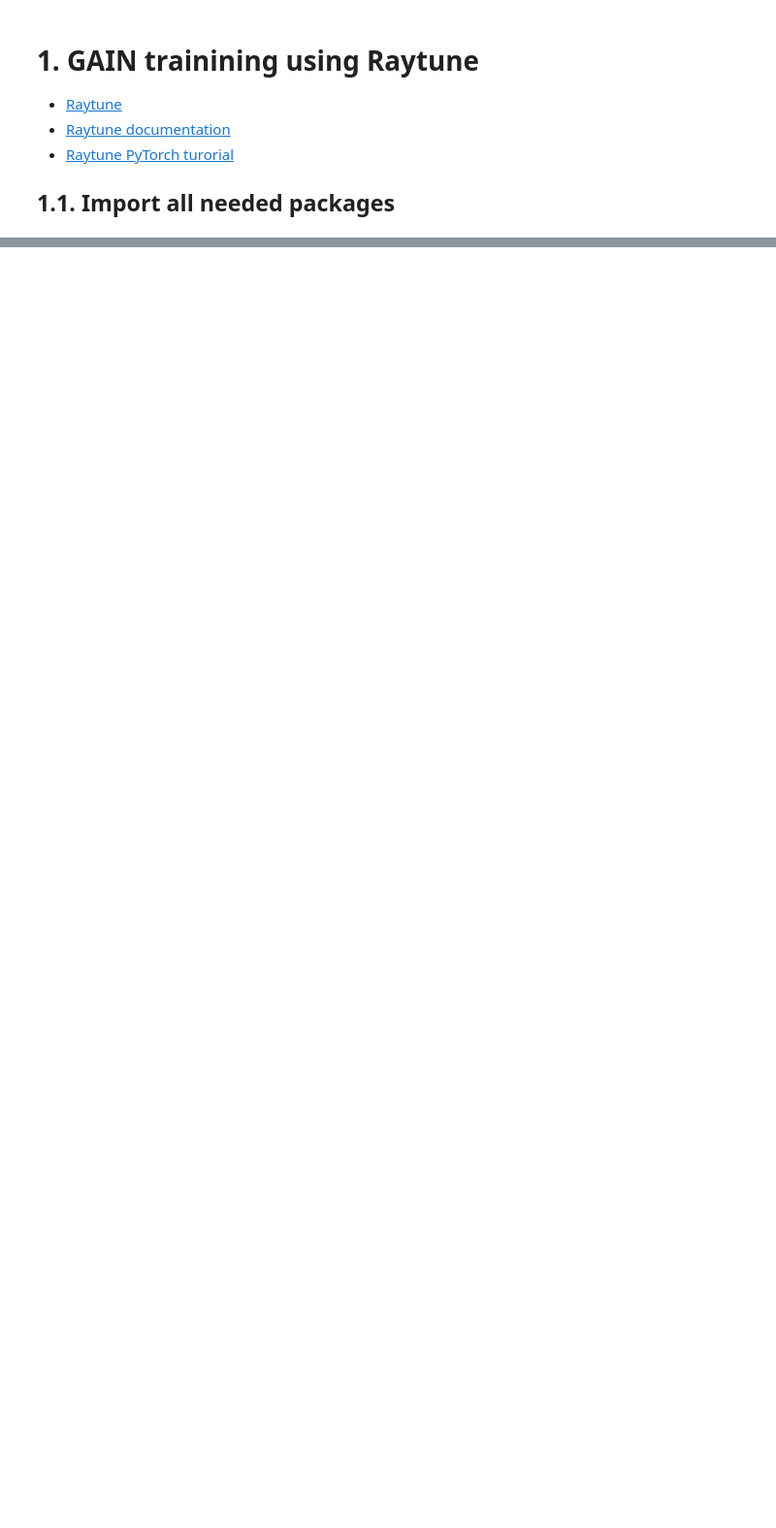
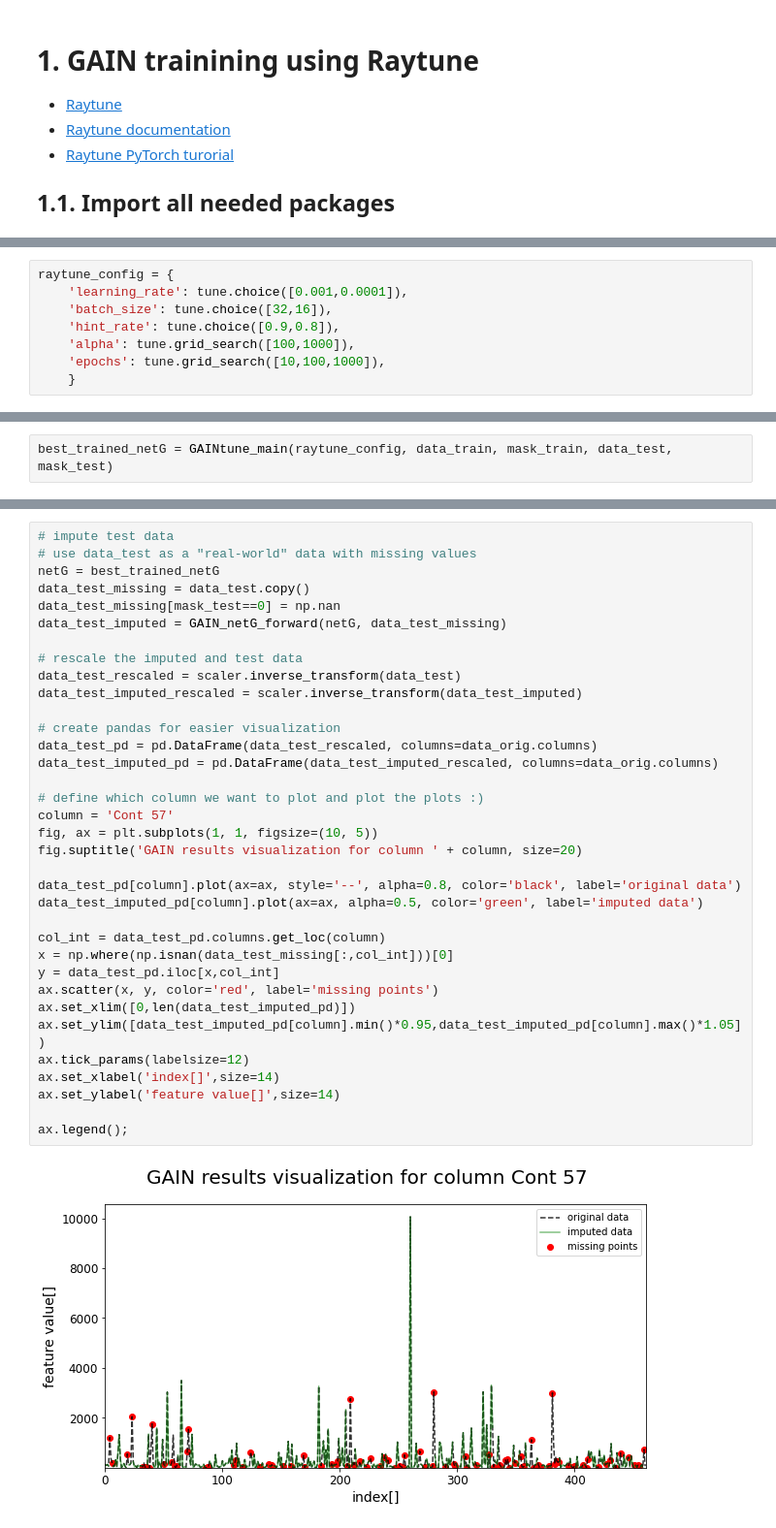
Before and after one commit to 5uperpalo/FIREMAN-project_imputation, a Jupyter notebook: examples/gain_training_using_raytune.ipynb, the cells around one changed output, grey strips where cells are left out. Shown at 97% size. Saved outputs shown, nothing was run; the diff lists cells and outputs as text; blank space fills up the shorter version.

```diff
--- a/examples/gain_training_using_raytune.ipynb
+++ b/examples/gain_training_using_raytune.ipynb
@@ -111,0 +45,8 @@ print('RMSE of test dataset is {}'.format(RMSE))
+# %%
+raytune_config = {
+    'learning_rate': tune.choice([0.001,0.0001]),
+    'batch_size': tune.choice([32,16]),
+    'hint_rate': tune.choice([0.9,0.8]),
+    'alpha': tune.grid_search([100,1000]),
+    'epochs': tune.grid_search([10,100,1000]),
+    }
@@ -111,0 +95,2 @@ print('RMSE of test dataset is {}'.format(RMSE))
+# %%
+best_trained_netG = GAINtune_main(raytune_config, data_train, mask_train, data_test, mask_test)
@@ -111,0 +110,37 @@ print('RMSE of test dataset is {}'.format(RMSE))
+# %%
+# impute test data
+# use data_test as a "real-world" data with missing values
+netG = best_trained_netG
+data_test_missing = data_test.copy()
+data_test_missing[mask_test==0] = np.nan
+data_test_imputed = GAIN_netG_forward(netG, data_test_missing)
+
+# rescale the imputed and test data
+data_test_rescaled = scaler.inverse_transform(data_test)
+data_test_imputed_rescaled = scaler.inverse_transform(data_test_imputed)
+
+# create pandas for easier visualization
+data_test_pd = pd.DataFrame(data_test_rescaled, columns=data_orig.columns)
+data_test_imputed_pd = pd.DataFrame(data_test_imputed_rescaled, columns=data_orig.columns)
+
+# define which column we want to plot and plot the plots :)
+column = 'Cont 57'
+fig, ax = plt.subplots(1, 1, figsize=(10, 5))
+fig.suptitle('GAIN results visualization for column ' + column, size=20)
+
+data_test_pd[column].plot(ax=ax, style='--', alpha=0.8, color='black', label='original data')
+data_test_imputed_pd[column].plot(ax=ax, alpha=0.5, color='green', label='imputed data')
+
+col_int = data_test_pd.columns.get_loc(column)
+x = np.where(np.isnan(data_test_missing[:,col_int]))[0]
+y = data_test_pd.iloc[x,col_int]
+ax.scatter(x, y, color='red', label='missing points')
+ax.set_xlim([0,len(data_test_imputed_pd)])
+ax.set_ylim([data_test_imputed_pd[column].min()*0.95,data_test_imputed_pd[column].max()*1.05])
+ax.tick_params(labelsize=12)
+ax.set_xlabel('index[]',size=14)
+ax.set_ylabel('feature value[]',size=14)
+
+ax.legend();
+# %% [output]
+[figure, added]
```
Also changed, not shown: parts of 13 cells of this notebook, 19 other files.
